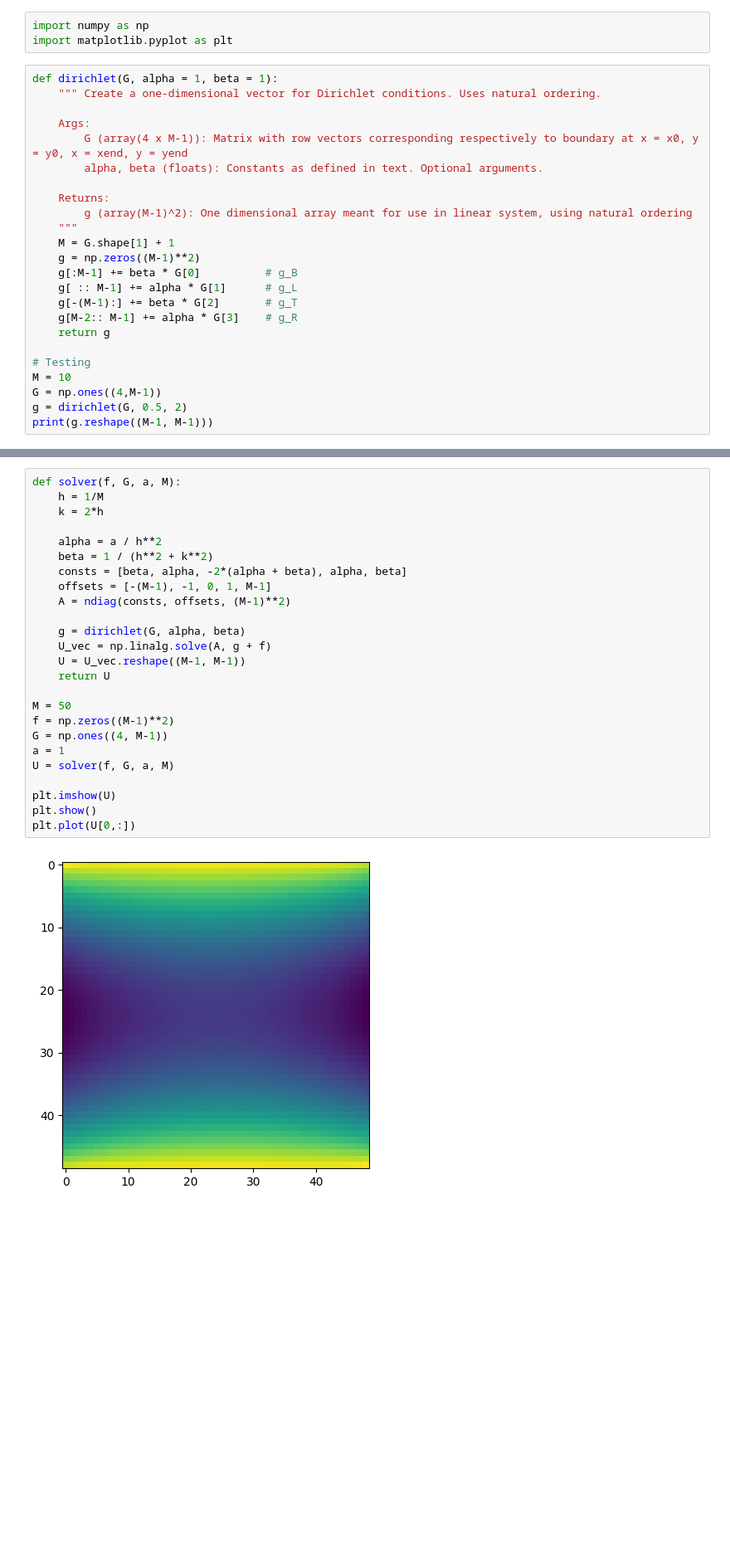
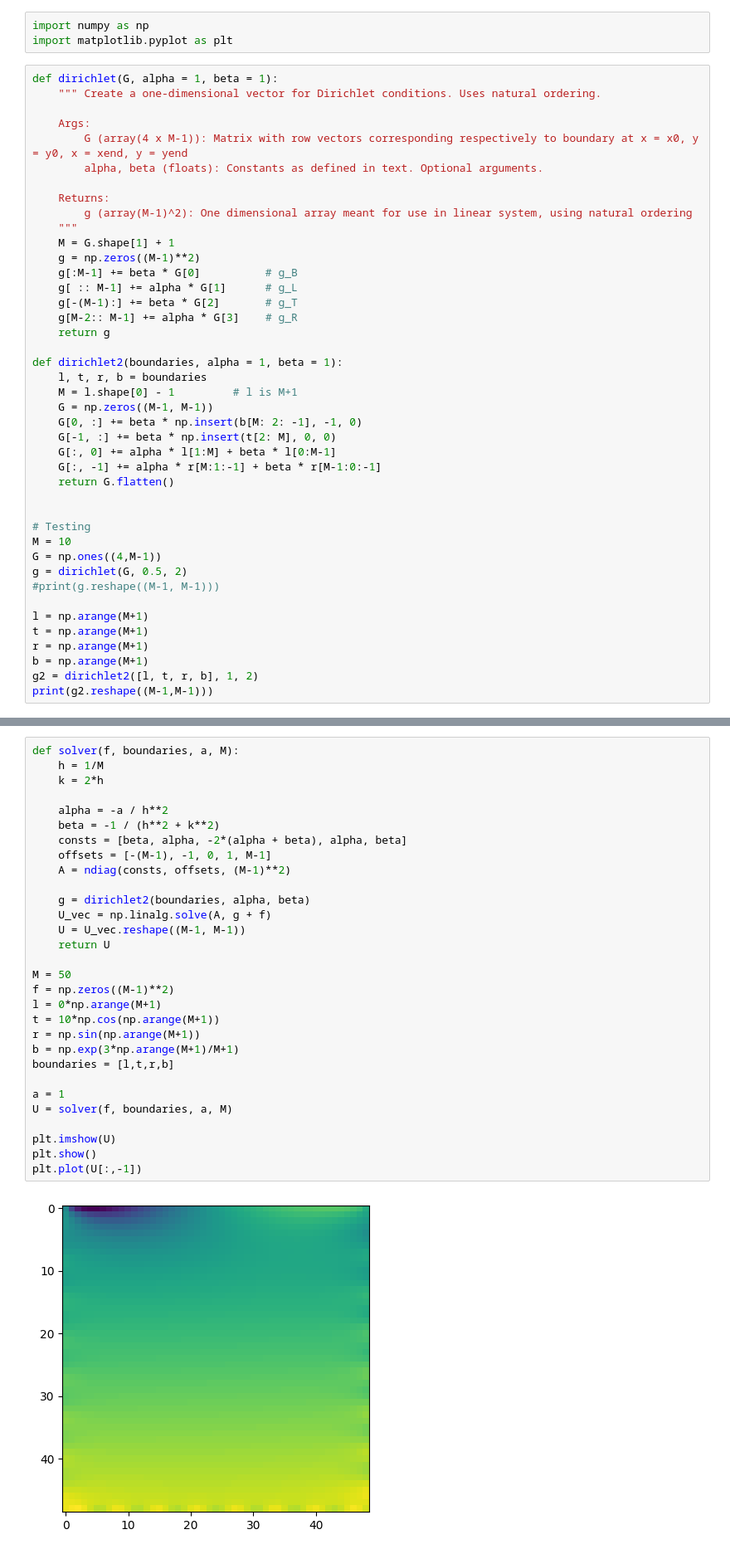
Before and after one commit to aledha/TMA4212-NumDiffDiff, a Jupyter notebook: Project 1/Proj1_code.ipynb, the cells around one changed output, grey strips where cells are left out. Shown at 83% size. Drawn from its saved outputs; the diff is of its cells as text; blank space fills up the shorter version.

```diff
--- a/Project 1/Proj1_code.ipynb
+++ b/Project 1/Proj1_code.ipynb
@@ -22,11 +22,29 @@ def dirichlet(G, alpha = 1, beta = 1):
     g[M-2:: M-1] += alpha * G[3]    # g_R
     return g
 
+def dirichlet2(boundaries, alpha = 1, beta = 1):
+    l, t, r, b = boundaries
+    M = l.shape[0] - 1         # l is M+1
+    G = np.zeros((M-1, M-1))
+    G[0, :] += beta * np.insert(b[M: 2: -1], -1, 0)
+    G[-1, :] += beta * np.insert(t[2: M], 0, 0)
+    G[:, 0] += alpha * l[1:M] + beta * l[0:M-1]
+    G[:, -1] += alpha * r[M:1:-1] + beta * r[M-1:0:-1]
+    return G.flatten()
+
+
 # Testing
 M = 10
 G = np.ones((4,M-1))
 g = dirichlet(G, 0.5, 2)
-print(g.reshape((M-1, M-1)))
+#print(g.reshape((M-1, M-1)))
+
+l = np.arange(M+1)
+t = np.arange(M+1)
+r = np.arange(M+1)
+b = np.arange(M+1)
+g2 = dirichlet2([l, t, r, b], 1, 2)
+print(g2.reshape((M-1,M-1)))
 # %% [output]
 [[2.5 2.  2.  2.  2.  2.  2.  2.  2.5]
  [0.5 0.  0.  0.  0.  0.  0.  0.  0.5]
@@ -93,30 +120,35 @@ plt.show()
  [ 0.  0.  0.  0.  0.  0.  0.  0.  0.  0.  0.  2.  0.  0.  1. -6.]]
 [figure]
 # %%
-def solver(f, G, a, M):
+def solver(f, boundaries, a, M):
     h = 1/M
     k = 2*h
 
-    alpha = a / h**2
-    beta = 1 / (h**2 + k**2)
+    alpha = -a / h**2
+    beta = -1 / (h**2 + k**2)
     consts = [beta, alpha, -2*(alpha + beta), alpha, beta]
     offsets = [-(M-1), -1, 0, 1, M-1]
     A = ndiag(consts, offsets, (M-1)**2)
 
-    g = dirichlet(G, alpha, beta)
+    g = dirichlet2(boundaries, alpha, beta)
     U_vec = np.linalg.solve(A, g + f)
     U = U_vec.reshape((M-1, M-1))
     return U
 
 M = 50
 f = np.zeros((M-1)**2)
-G = np.ones((4, M-1))
+l = 0*np.arange(M+1)
+t = 10*np.cos(np.arange(M+1))
+r = np.sin(np.arange(M+1))
+b = np.exp(3*np.arange(M+1)/M+1)
+boundaries = [l,t,r,b]
+
 a = 1
-U = solver(f, G, a, M)
+U = solver(f, boundaries, a, M)
 
 plt.imshow(U)
 plt.show()
-plt.plot(U[0,:])
+plt.plot(U[:,-1])
 # %% [output]
-[figure, old version]
+[figure, new version]
 [<matplotlib.lines.Line2D at 0x...>]
```
Also changed, not shown: parts of 2 cells of this notebook, 2 other files.
